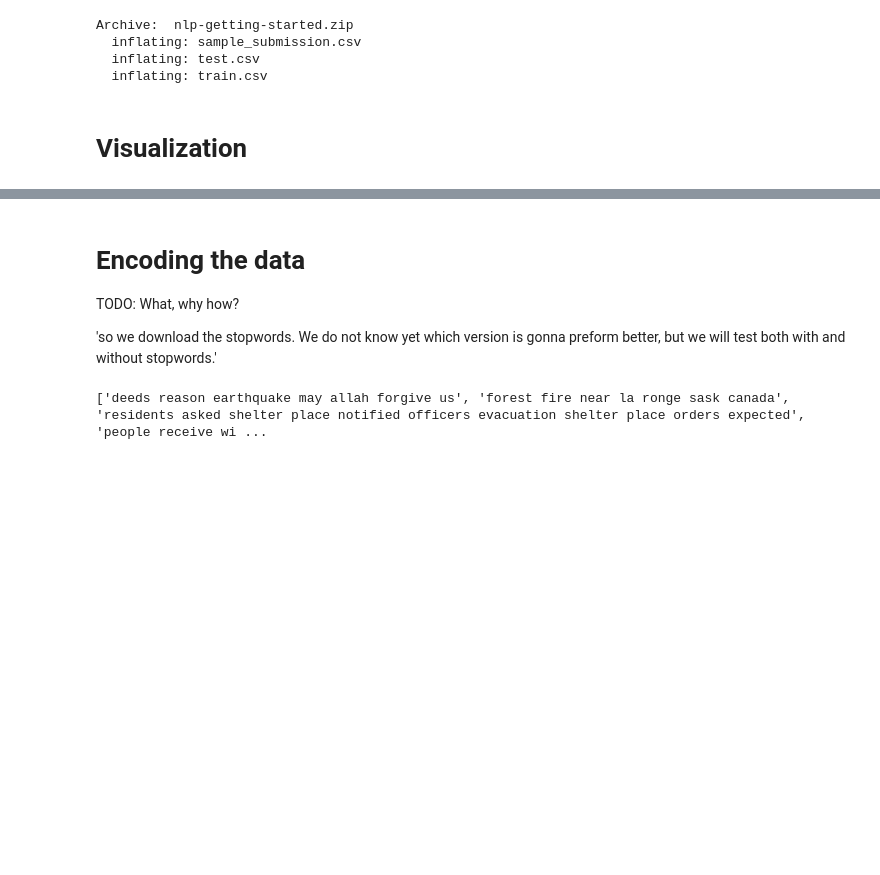
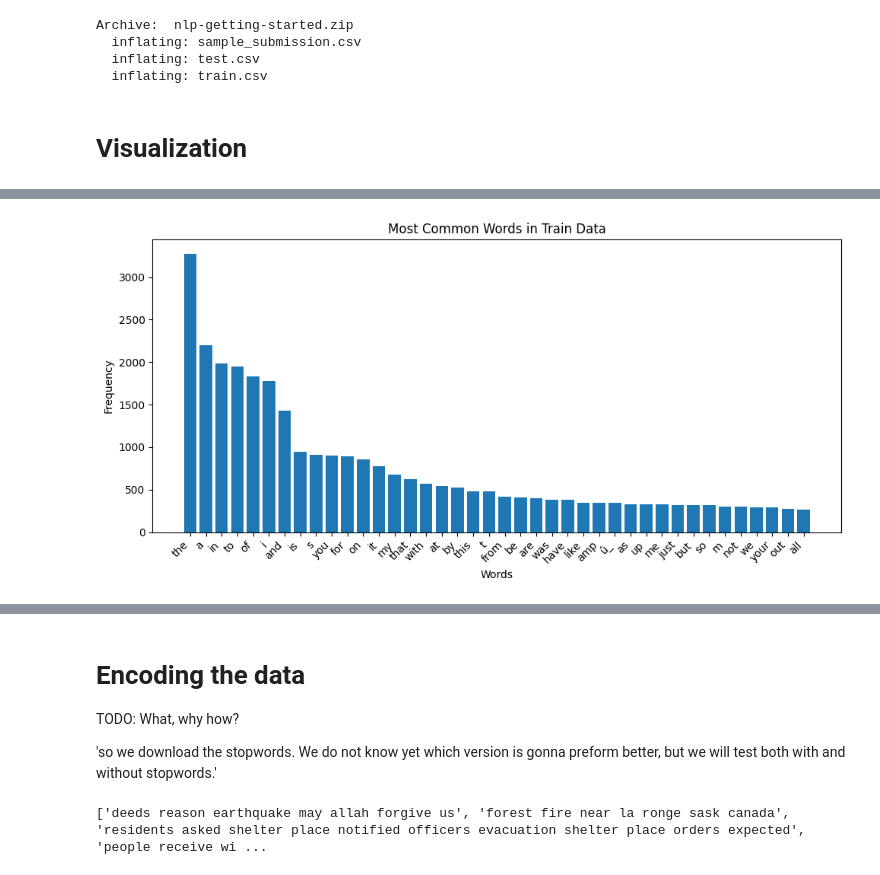
Before and after one commit to gb999/LuaLuaLua, a Jupyter notebook: LuaLuaLua.ipynb, the cells around one changed output, grey strips where cells are left out. Drawn from its saved outputs; the diff is of its cells as text; code cells hidden in the pictures; blank space fills up the shorter version.

Commit message:
Visualization most common words

```diff
--- a/LuaLuaLua.ipynb
+++ b/LuaLuaLua.ipynb
@@ -60,0 +34,85 @@ Name: 40, dtype: object
+# %%
+import pandas as pd
+from collections import Counter
+import re
+import matplotlib.pyplot as plt
+
+# Load DataFrames
+train_df = pd.read_csv('train.csv')
+test_df = pd.read_csv('test.csv')
+
+def get_most_common_words(df, text_column, n=40):
+    # Combine all text into a single string
+    text = " ".join(df[text_column].astype(str).tolist())
+    # Remove any special characters and split into words
+    words = re.findall(r'\w+', text.lower())
+    # Count the frequency of each word
+    word_counts = Counter(words)
+    # Get the n most common words
+    return word_counts.most_common(n)
+
+def plot_most_common_words(common_words, title):
+  """Plots the most common words and their frequencies.
+
+  Args:
+    common_words: A list of tuples, where each tuple contains a word and its frequency.
+    title: The title of the plot.
+  """
+  words, counts = zip(*common_words)  # Unzip the tuples
+  plt.figure(figsize=(10, 5))  # Adjust figure size if needed
+  plt.bar(words, counts)
+  plt.title(title)
+  plt.xlabel("Words")
+  plt.ylabel("Frequency")
+  plt.xticks(rotation=45, ha='right')  # Rotate x-axis labels for better readability
+  plt.tight_layout()  # Adjust layout to prevent labels from overlapping
+  plt.show()
+
+def remove_links(text):
+  """Removes links from a text string.
+
+  Args:
+    text: The input text string.
+
+  Returns:
+    The text string with links removed.
+  """
+  # Remove links using regular expression
+  text = re.sub(r'http\S+', '', text)
+  return text
+
+pd.set_option("display.max_colwidth", None)
+
+# For train_df
+#at_count_train = train_df['text'].str.count('@').sum()
+#print(f"Number of '@' in train_df: {at_count_train}")
+
+# For test_df
+#at_count_test = test_df['text'].str.count('@').sum()
+#print(f"Number of '@' in test_df: {at_count_test}")
+
+# Filter for entries containing "@"
+#at_entries = train_df[train_df['text'].str.contains('@')]
+
+# Print the first 10 entries
+#print(at_entries.head(10))
+
+# Remove links from data
+train_df['text'] = train_df['text'].apply(remove_links)
+test_df['text'] = test_df['text'].apply(remove_links)
+
+# Get most common words
+train_common_words = get_most_common_words(train_df, 'text') # Updated column name
+test_common_words = get_most_common_words(test_df, 'text') # Updated column name
+
+# Diagrams
+plot_most_common_words(train_common_words, "Most Common Words in Train Data")
+plot_most_common_words(test_common_words, "Most Common Words in Test Data")
+
+#print(train_df.iloc[7610])
+
+#print(train_df)
+#print(test_df.shape)
+#print(train_df.iloc[40])
+# %% [output]
+[figure, added]
```
Also changed, not shown: parts of 4 cells of this notebook.
